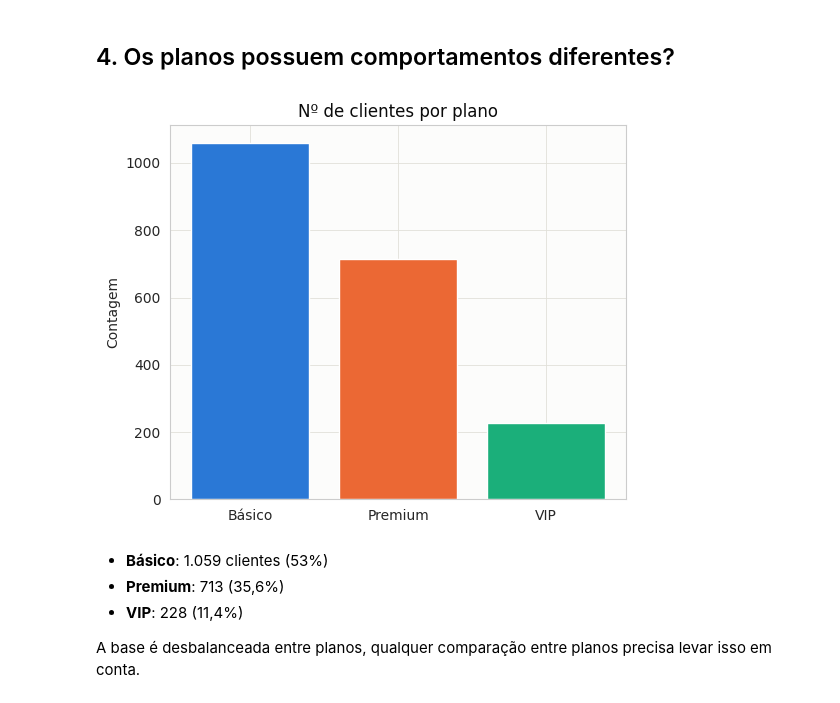
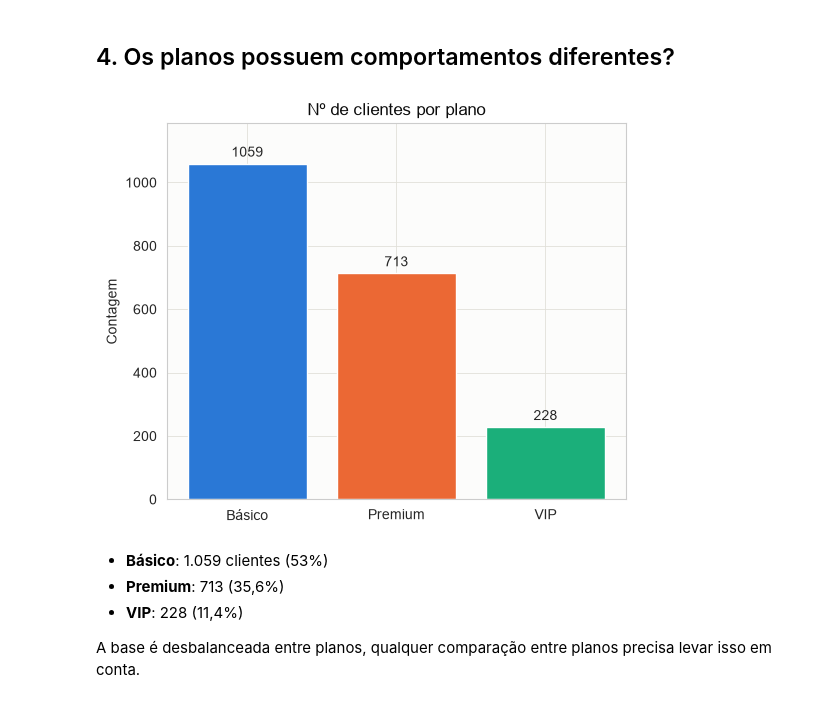
Before and after one commit to maricmello/squad-data-science, a Jupyter notebook: Case 1/EDA.ipynb, the cells around one changed output. Drawn from its saved outputs; the diff is of its cells as text; code cells hidden in the pictures.

```diff
--- a/Case 1/EDA.ipynb
+++ b/Case 1/EDA.ipynb
@@ -444,13 +444,15 @@ Gasto como % da renda — média: 24.8%  desvio: 12.1%
 # %%
 fig, ax = plt.subplots(figsize=(5.5, 4.5))
 counts = df['plano'].value_counts().reindex(plano_order)
-ax.bar(counts.index, counts.values, color=CAT_ORDER[:len(plano_order)])
+bars = ax.bar(counts.index, counts.values, color=CAT_ORDER[:len(plano_order)])
+ax.bar_label(bars, padding=3)
 ax.set_title('Nº de clientes por plano')
 ax.set_ylabel('Contagem')
+ax.set_ylim(0, counts.max() * 1.12)
 plt.tight_layout()
 plt.show()
 # %% [output]
-[figure, old version]
+[figure, new version]
 # %% [markdown]
 * **Básico**: 1.059 clientes (53%)
 * **Premium**: 713 (35,6%)
```
Also changed, not shown: parts of 28 cells of this notebook, 1 other file.
